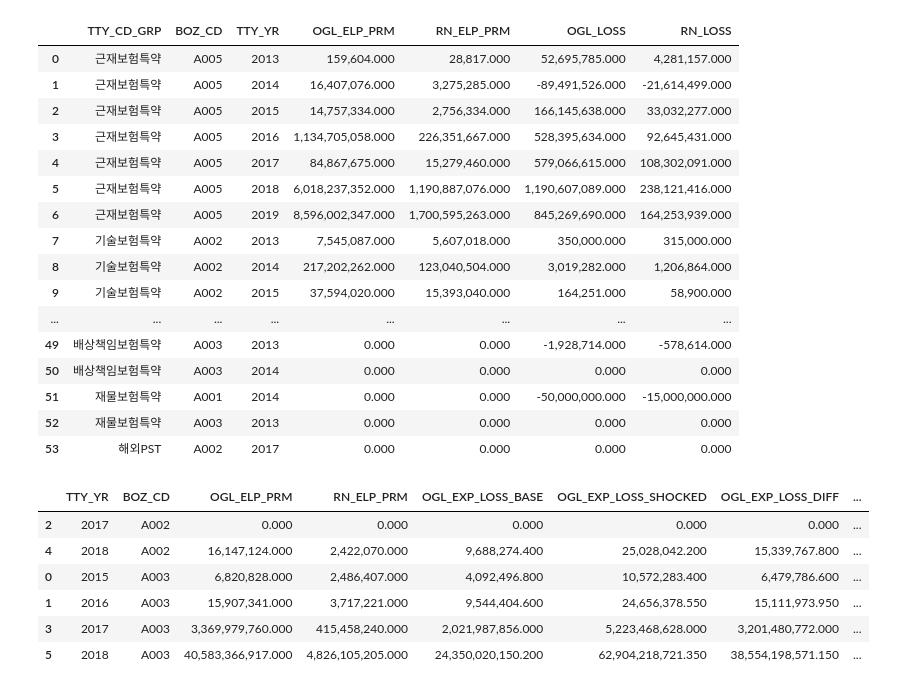
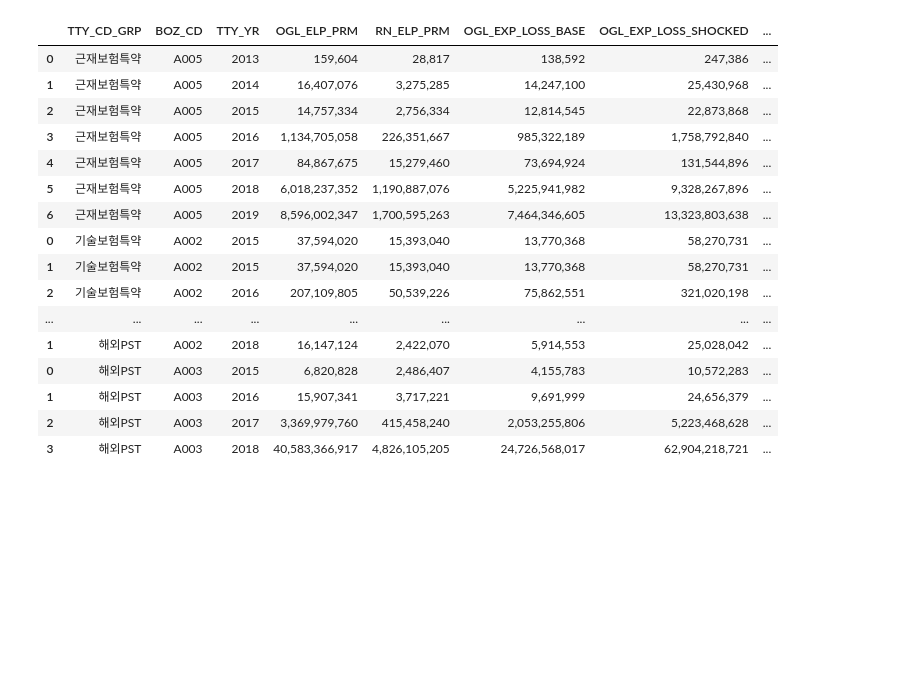
Before and after one commit to lee3jjang/qis4, a Jupyter notebook: 보유리스크율_일반.ipynb, the cells around one changed output. Saved outputs shown, nothing was run; the diff lists cells and outputs as text; code cells hidden in the pictures; blank space fills up the shorter version.

```diff
--- a/보유리스크율_일반.ipynb
+++ b/보유리스크율_일반.ipynb
@@ -141,41 +122,41 @@ for boz_cd in ['A001', 'A002', 'A003', 'A004', 'A005', 'A006', 'A007', 'A008', '
-# %%
-
-일반_특약보종별_실적
-# %% [output]
-|  | TTY_CD_GRP | BOZ_CD | TTY_YR | OGL_ELP_PRM | RN_ELP_PRM | OGL_LOSS | RN_LOSS |
-| 0 | 근재보험특약 | A005 | 2013 | 159,604.000 | 28,817.000 | 52,695,785.000 | 4,281,157.000 |
-| 1 | 근재보험특약 | A005 | 2014 | 16,407,076.000 | 3,275,285.000 | -89,491,526.000 | -21,614,499.000 |
-| 2 | 근재보험특약 | A005 | 2015 | 14,757,334.000 | 2,756,334.000 | 166,145,638.000 | 33,032,277.000 |
-| 3 | 근재보험특약 | A005 | 2016 | 1,134,705,058.000 | 226,351,667.000 | 528,395,634.000 | 92,645,431.000 |
-| 4 | 근재보험특약 | A005 | 2017 | 84,867,675.000 | 15,279,460.000 | 579,066,615.000 | 108,302,091.000 |
-| 5 | 근재보험특약 | A005 | 2018 | 6,018,237,352.000 | 1,190,887,076.000 | 1,190,607,089.000 | 238,121,416.000 |
-| 6 | 근재보험특약 | A005 | 2019 | 8,596,002,347.000 | 1,700,595,263.000 | 845,269,690.000 | 164,253,939.000 |
-| 7 | 기술보험특약 | A002 | 2013 | 7,545,087.000 | 5,607,018.000 | 350,000.000 | 315,000.000 |
-| 8 | 기술보험특약 | A002 | 2014 | 217,202,262.000 | 123,040,504.000 | 3,019,282.000 | 1,206,864.000 |
-| 9 | 기술보험특약 | A002 | 2015 | 37,594,020.000 | 15,393,040.000 | 164,251.000 | 58,900.000 |
-| ... | ... | ... | ... | ... | ... | ... | ... |
-| 49 | 배상책임보험특약 | A003 | 2013 | 0.000 | 0.000 | -1,928,714.000 | -578,614.000 |
-| 50 | 배상책임보험특약 | A003 | 2014 | 0.000 | 0.000 | 0.000 | 0.000 |
-| 51 | 재물보험특약 | A001 | 2014 | 0.000 | 0.000 | -50,000,000.000 | -15,000,000.000 |
-| 52 | 재물보험특약 | A003 | 2013 | 0.000 | 0.000 | 0.000 | 0.000 |
-| 53 | 해외PST | A002 | 2017 | 0.000 | 0.000 | 0.000 | 0.000 |
 # %%
-# 예시
-# 근재보험특약, 기술보험특약, 재물보험특약, 배상책임보험특약, 해외PST
-특약명 = "해외PST"
-prem = 일반_특약보종별_실적_가공.query('TTY_CD_GRP == @특약명').groupby(['TTY_YR', 'BOZ_CD'], as_index=False)[['OGL_ELP_PRM', 'RN_ELP_PRM']].sum()
-comm = 일반_특약수수료_가공.query('TTY_CD_GRP == @특약명').drop('TTY_CD_GRP', axis=1)
-loss_ratio = 0.6
-risk_coef = 0.55
-get_ret_risk_rate_by_risk_coef(comm, prem, loss_ratio, risk_coef)
+pd.options.display.float_format = '{:,.0f}'.format
+
+# 보유리스크율
+## 위험계수적용법
+일반_보유리스크율_위험계수적용법 = []
+for tty_cd_grp in ['근재보험특약', '기술보험특약', '재물보험특약', '배상책임보험특약', '해외PST']:
+    for boz_cd in ['A001', 'A002', 'A003', 'A004', 'A005', 'A006', 'A007', 'A008', 'A009', 'A010', 'A011']:
+        prem = 일반_특약보종별_실적_가공.query('TTY_CD_GRP == @tty_cd_grp').query('BOZ_CD == @boz_cd').groupby('TTY_YR', as_index=False)[['OGL_ELP_PRM', 'RN_ELP_PRM']].sum()
+        if len(prem) == 0: continue
+        comm = 일반_특약수수료_가공.query('TTY_CD_GRP == @tty_cd_grp').drop('TTY_CD_GRP', axis=1)
+        loss_ratio = 일반_직전3년평균손해율.query('BOZ_CD == @boz_cd')['LOSS_RATIO'].values[0]
+        risk_coef = 0.55 # TODO: boz_cd별 적용위험계수로 수정
+        일반_보유리스크율_위험계수적용법_특약보종별 = get_ret_risk_rate_by_risk_coef(comm, prem, loss_ratio, risk_coef)
+        일반_보유리스크율_위험계수적용법_특약보종별.insert(0, 'BOZ_CD', boz_cd)
+        일반_보유리스크율_위험계수적용법_특약보종별.insert(0, 'TTY_CD_GRP', tty_cd_grp)
+        일반_보유리스크율_위험계수적용법.append(일반_보유리스크율_위험계수적용법_특약보종별)
+일반_보유리스크율_위험계수적용법 = pd.concat(일반_보유리스크율_위험계수적용법, axis=0)
-# %% [output]
-|  | TTY_YR | BOZ_CD | OGL_ELP_PRM | RN_ELP_PRM | OGL_EXP_LOSS_BASE | OGL_EXP_LOSS_SHOCKED | OGL_EXP_LOSS_DIFF | ... |
-| 2 | 2017 | A002 | 0.000 | 0.000 | 0.000 | 0.000 | 0.000 | ... |
-| 4 | 2018 | A002 | 16,147,124.000 | 2,422,070.000 | 9,688,274.400 | 25,028,042.200 | 15,339,767.800 | ... |
-| 0 | 2015 | A003 | 6,820,828.000 | 2,486,407.000 | 4,092,496.800 | 10,572,283.400 | 6,479,786.600 | ... |
-| 1 | 2016 | A003 | 15,907,341.000 | 3,717,221.000 | 9,544,404.600 | 24,656,378.550 | 15,111,973.950 | ... |
-| 3 | 2017 | A003 | 3,369,979,760.000 | 415,458,240.000 | 2,021,987,856.000 | 5,223,468,628.000 | 3,201,480,772.000 | ... |
-| 5 | 2018 | A003 | 40,583,366,917.000 | 4,826,105,205.000 | 24,350,020,150.200 | 62,904,218,721.350 | 38,554,198,571.150 | ... |
+# %%
+일반_보유리스크율_위험계수적용법
+# %% [output]
+|  | TTY_CD_GRP | BOZ_CD | TTY_YR | OGL_ELP_PRM | RN_ELP_PRM | OGL_EXP_LOSS_BASE | OGL_EXP_LOSS_SHOCKED | ... |
+| 0 | 근재보험특약 | A005 | 2013 | 159,604 | 28,817 | 138,592 | 247,386 | ... |
+| 1 | 근재보험특약 | A005 | 2014 | 16,407,076 | 3,275,285 | 14,247,100 | 25,430,968 | ... |
+| 2 | 근재보험특약 | A005 | 2015 | 14,757,334 | 2,756,334 | 12,814,545 | 22,873,868 | ... |
+| 3 | 근재보험특약 | A005 | 2016 | 1,134,705,058 | 226,351,667 | 985,322,189 | 1,758,792,840 | ... |
+| 4 | 근재보험특약 | A005 | 2017 | 84,867,675 | 15,279,460 | 73,694,924 | 131,544,896 | ... |
+| 5 | 근재보험특약 | A005 | 2018 | 6,018,237,352 | 1,190,887,076 | 5,225,941,982 | 9,328,267,896 | ... |
+| 6 | 근재보험특약 | A005 | 2019 | 8,596,002,347 | 1,700,595,263 | 7,464,346,605 | 13,323,803,638 | ... |
+| 0 | 기술보험특약 | A002 | 2015 | 37,594,020 | 15,393,040 | 13,770,368 | 58,270,731 | ... |
+| 1 | 기술보험특약 | A002 | 2015 | 37,594,020 | 15,393,040 | 13,770,368 | 58,270,731 | ... |
+| 2 | 기술보험특약 | A002 | 2016 | 207,109,805 | 50,539,226 | 75,862,551 | 321,020,198 | ... |
+| ... | ... | ... | ... | ... | ... | ... | ... | ... |
+| 1 | 해외PST | A002 | 2018 | 16,147,124 | 2,422,070 | 5,914,553 | 25,028,042 | ... |
+| 0 | 해외PST | A003 | 2015 | 6,820,828 | 2,486,407 | 4,155,783 | 10,572,283 | ... |
+| 1 | 해외PST | A003 | 2016 | 15,907,341 | 3,717,221 | 9,691,999 | 24,656,379 | ... |
+| 2 | 해외PST | A003 | 2017 | 3,369,979,760 | 415,458,240 | 2,053,255,806 | 5,223,468,628 | ... |
+| 3 | 해외PST | A003 | 2018 | 40,583,366,917 | 4,826,105,205 | 24,726,568,017 | 62,904,218,721 | ... |
 # %%
 def get_ret_risk_rate_by_loss_dist(comm: pd.DataFrame, prem: pd.DataFrame, loss: pd.DataFrame, loss_ratio: float, cv: pd.DataFrame) -> pd.DataFrame:
     """특약별 보유리스크율(손해율분포법)"""
```
Also changed, not shown: parts of 1 cell of this notebook, 1 other file.
